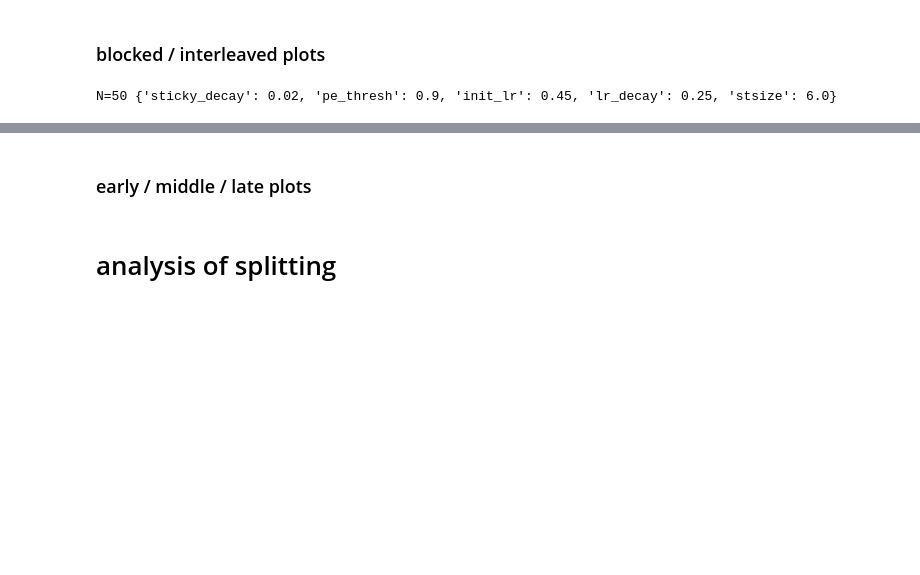
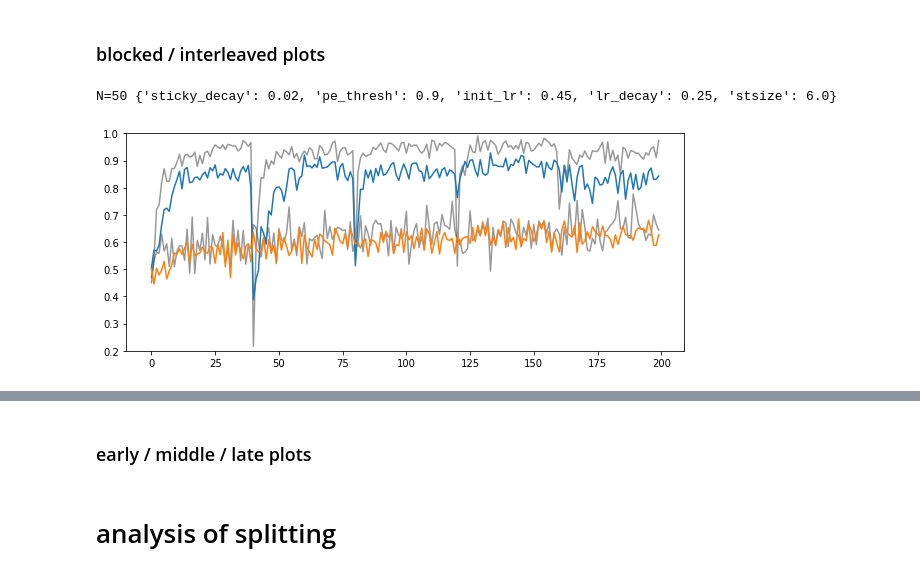
Before and after one commit to andrebeu/toycsw, a Jupyter notebook: analyze_bestfit.ipynb, the cells around one changed output, grey strips where cells are left out. Saved outputs shown, nothing was run; the diff lists cells and outputs as text; code cells hidden in the pictures; blank space fills up the shorter version.

```diff
--- a/analyze_bestfit.ipynb
+++ b/analyze_bestfit.ipynb
@@ -39,6 +39,7 @@ def run_exp(nseeds,condL,paramD,ntr=160,nte=40):
     """
     print('N=%i'%nseeds,paramD)
     acc = -np.ones([len(condL),nseeds,ntr+nte])
+    sch = -np.ones([len(condL),nseeds,ntr+nte])
     for ci,cond in enumerate(condL):
         for s in range(nseeds):
             # seed ctrl
@@ -49,8 +50,11 @@ def run_exp(nseeds,condL,paramD,ntr=160,nte=40):
             task = Task()
             # run
             exp,cur = task.generate_experiment(cond,ntr,nte)
-            acc[ci,s] = ag.forward_exp(exp)
-    return acc
+            data_seed = ag.forward_exp(exp)
+            acc[ci,s] = data_seed['acc']
+            sch[ci,s] = data_seed['sch']
+    data = {'acc':acc,'sch':sch}
+    return data
 
 def plt_human(ax=None,condL=['blocked'],c='k'):
   for cond in condL:
@@ -81,7 +85,7 @@ bestparamD = {
 # %%
 ns = 50
 condBI = ['blocked','interleaved']
-acc_bestBI = run_exp(nseeds=ns,
+data = run_exp(nseeds=ns,
               condL=condBI,
               paramD=bestparamD
              )
@@ -90,4 +94,8 @@ N=50 {'sticky_decay': 0.02, 'pe_thresh': 0.9, 'init_lr': 0.45, 'lr_decay': 0.25,
 # %%
 plt.subplots(figsize=(10,4))
 ax = plt.gca()
+acc_bestBI = data['acc']
 plt_acc(acc_bestBI,condBI,ax=ax)
+plt.savefig('figures/acc')
+# %% [output]
+[figure, added]
```
Also changed, not shown: parts of 2 cells of this notebook, 4 other files.
